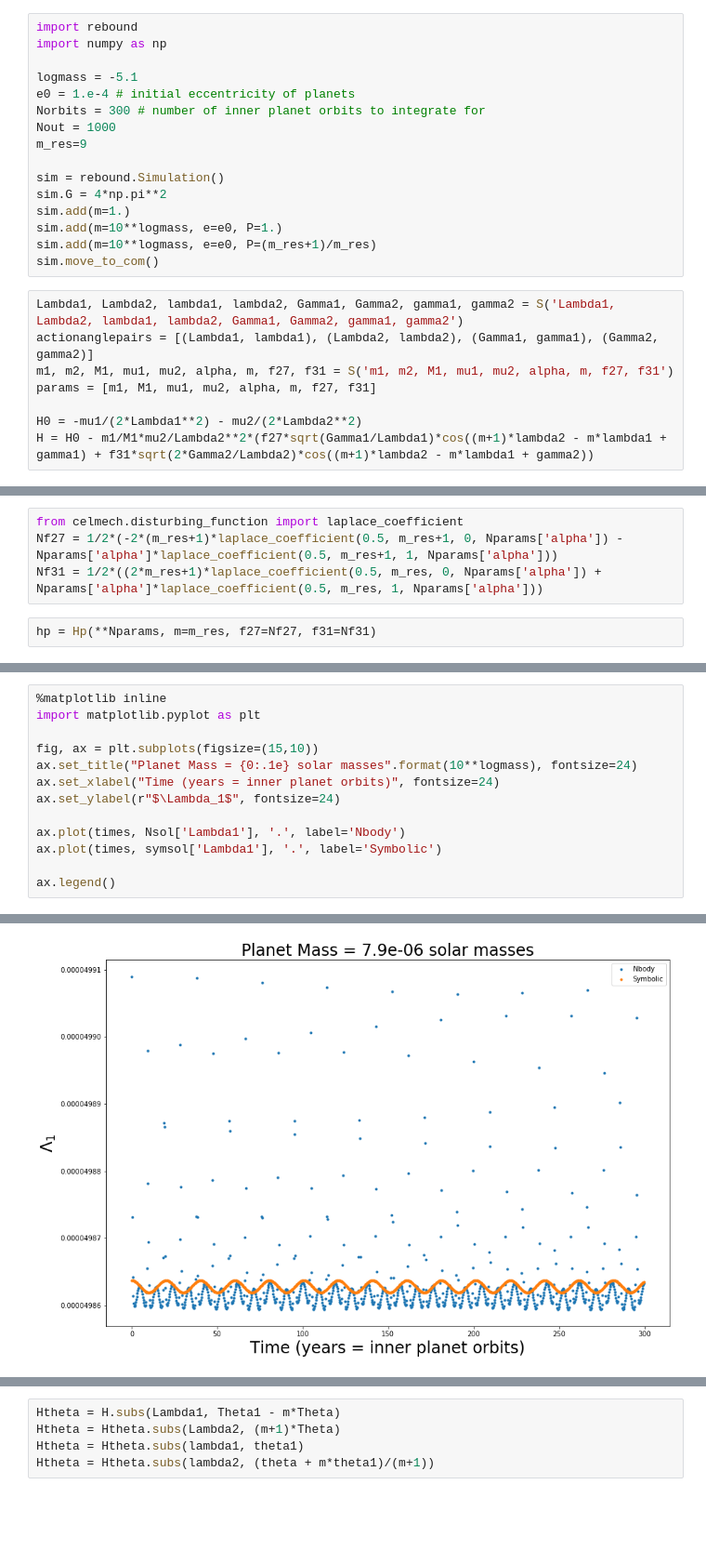
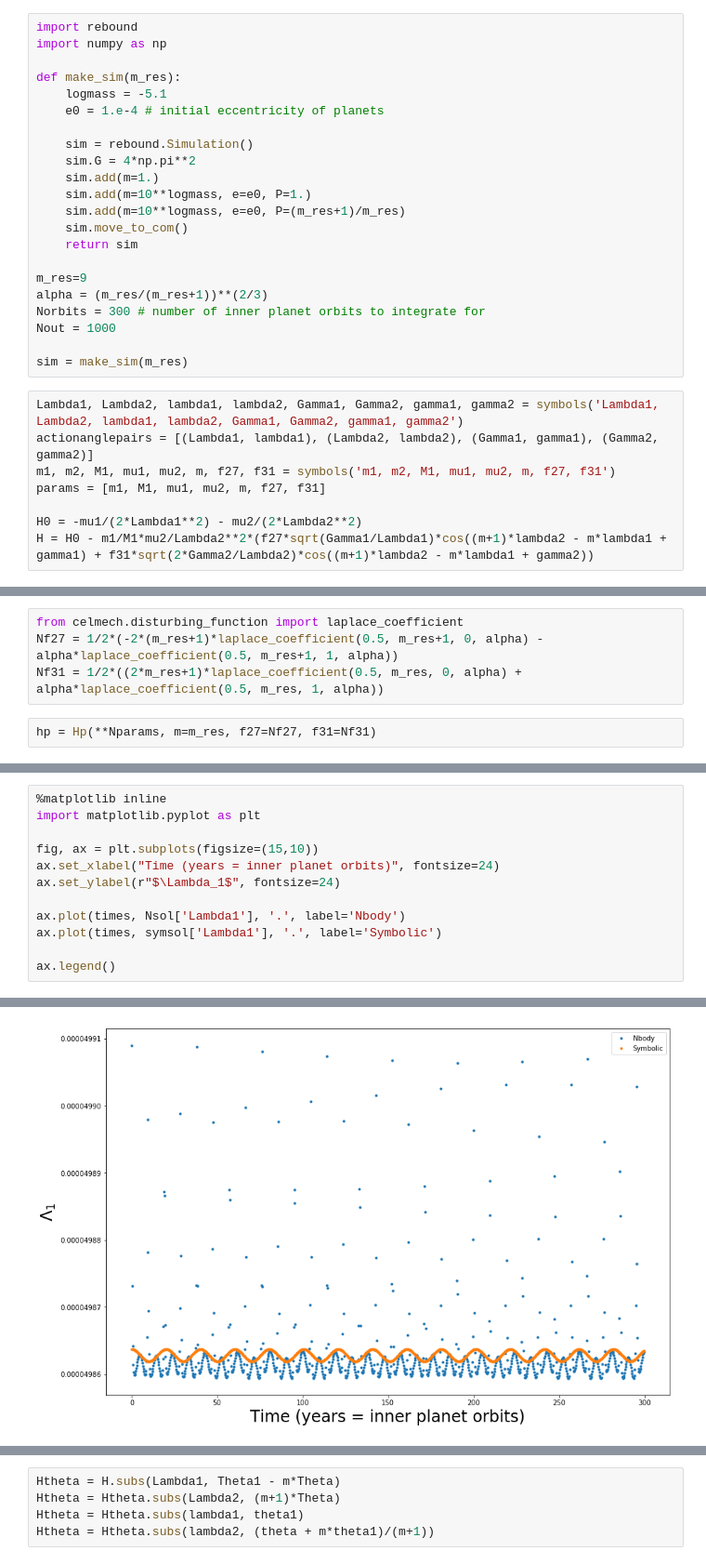
Before and after one commit to shadden/celmech, a Jupyter notebook: MMR.ipynb, the cells around one changed output, grey strips where cells are left out. Shown at 93% size. Saved outputs shown, nothing was run; the diff lists cells and outputs as text; blank space fills up the shorter version.

```diff
--- a/MMR.ipynb
+++ b/MMR.ipynb
@@ -9,23 +7,29 @@ init_printing(latex)
 import rebound
 import numpy as np
 
-logmass = -5.1
-e0 = 1.e-4 # initial eccentricity of planets
+def make_sim(m_res):
+    logmass = -5.1
+    e0 = 1.e-4 # initial eccentricity of planets
+
+    sim = rebound.Simulation()
+    sim.G = 4*np.pi**2
+    sim.add(m=1.)
+    sim.add(m=10**logmass, e=e0, P=1.)
+    sim.add(m=10**logmass, e=e0, P=(m_res+1)/m_res)
+    sim.move_to_com()
+    return sim
+
+m_res=9
+alpha = (m_res/(m_res+1))**(2/3)
 Norbits = 300 # number of inner planet orbits to integrate for
 Nout = 1000
-m_res=9
 
-sim = rebound.Simulation()
-sim.G = 4*np.pi**2
-sim.add(m=1.)
-sim.add(m=10**logmass, e=e0, P=1.)
-sim.add(m=10**logmass, e=e0, P=(m_res+1)/m_res)
-sim.move_to_com()
+sim = make_sim(m_res)
 # %%
-Lambda1, Lambda2, lambda1, lambda2, Gamma1, Gamma2, gamma1, gamma2 = S('Lambda1, Lambda2, lambda1, lambda2, Gamma1, Gamma2, gamma1, gamma2')
+Lambda1, Lambda2, lambda1, lambda2, Gamma1, Gamma2, gamma1, gamma2 = symbols('Lambda1, Lambda2, lambda1, lambda2, Gamma1, Gamma2, gamma1, gamma2')
 actionanglepairs = [(Lambda1, lambda1), (Lambda2, lambda2), (Gamma1, gamma1), (Gamma2, gamma2)]
-m1, m2, M1, mu1, mu2, alpha, m, f27, f31 = S('m1, m2, M1, mu1, mu2, alpha, m, f27, f31')
-params = [m1, M1, mu1, mu2, alpha, m, f27, f31]
+m1, m2, M1, mu1, mu2, m, f27, f31 = symbols('m1, m2, M1, mu1, mu2, m, f27, f31')
+params = [m1, M1, mu1, mu2, m, f27, f31]
 
 H0 = -mu1/(2*Lambda1**2) - mu2/(2*Lambda2**2)
 H = H0 - m1/M1*mu2/Lambda2**2*(f27*sqrt(Gamma1/Lambda1)*cos((m+1)*lambda2 - m*lambda1 + gamma1) + f31*sqrt(2*Gamma2/Lambda2)*cos((m+1)*lambda2 - m*lambda1 + gamma2))
@@ -41,8 +58,8 @@ from celmech.transformations import sim_to_poincare
 ic, Nparams = sim_to_poincare(sim, 1, 2, average_synodic_terms=True)
 # %%
 from celmech.disturbing_function import laplace_coefficient
-Nf27 = 1/2*(-2*(m_res+1)*laplace_coefficient(0.5, m_res+1, 0, Nparams['alpha']) - Nparams['alpha']*laplace_coefficient(0.5, m_res+1, 1, Nparams['alpha']))
-Nf31 = 1/2*((2*m_res+1)*laplace_coefficient(0.5, m_res, 0, Nparams['alpha']) + Nparams['alpha']*laplace_coefficient(0.5, m_res, 1, Nparams['alpha']))
+Nf27 = 1/2*(-2*(m_res+1)*laplace_coefficient(0.5, m_res+1, 0, alpha) - alpha*laplace_coefficient(0.5, m_res+1, 1, alpha))
+Nf31 = 1/2*((2*m_res+1)*laplace_coefficient(0.5, m_res, 0, alpha) + alpha*laplace_coefficient(0.5, m_res, 1, alpha))
 # %%
 hp = Hp(**Nparams, m=m_res, f27=Nf27, f31=Nf31)
 # %%
@@ -68,17 +85,16 @@ Wall time: 1.27 s
 # %%
 %matplotlib inline
 import matplotlib.pyplot as plt
 
 fig, ax = plt.subplots(figsize=(15,10))
-ax.set_title("Planet Mass = {0:.1e} solar masses".format(10**logmass), fontsize=24)
 ax.set_xlabel("Time (years = inner planet orbits)", fontsize=24)
 ax.set_ylabel(r"$\Lambda_1$", fontsize=24)
 
 ax.plot(times, Nsol['Lambda1'], '.', label='Nbody')
 ax.plot(times, symsol['Lambda1'], '.', label='Symbolic')
 
 ax.legend()
 # %% [output]
 <matplotlib.legend.Legend at 0x...>
-[figure, old version]
+[figure, new version]
 # %%
```
Also changed, not shown: parts of 43 cells of this notebook, 1 other file.
